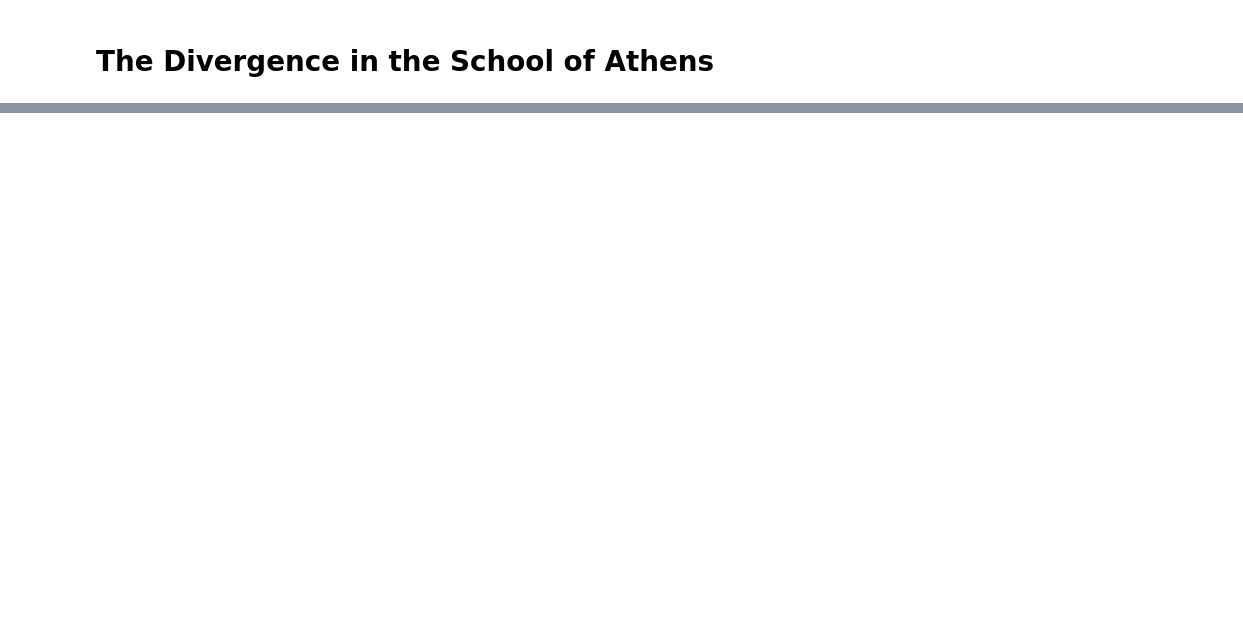
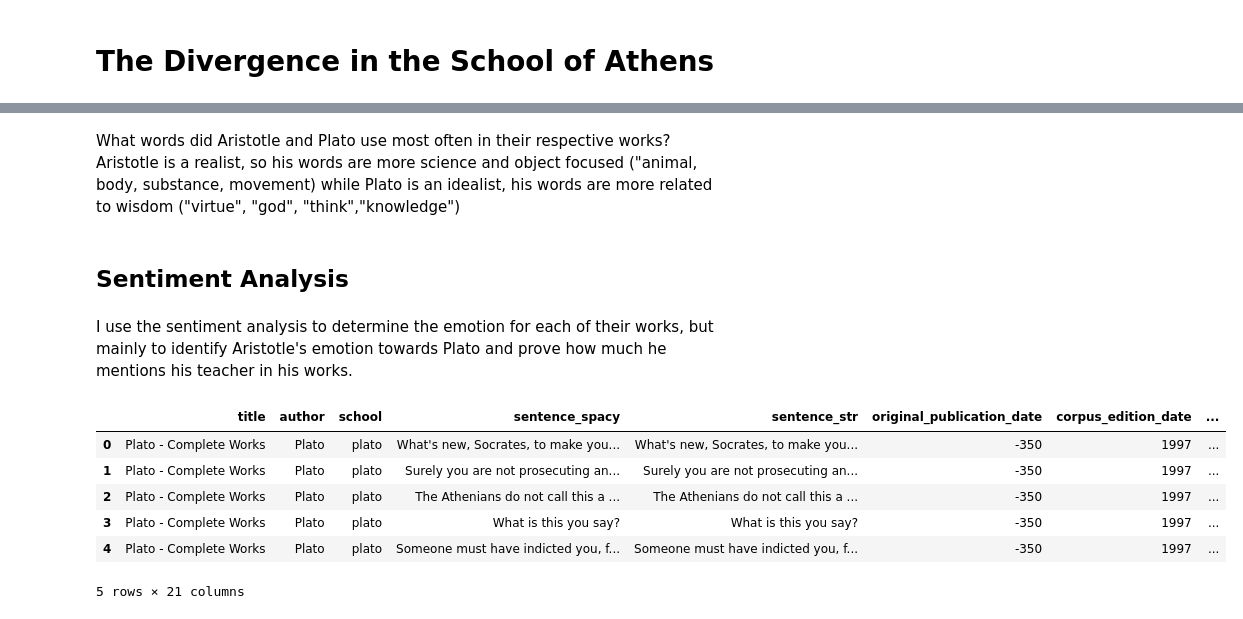
Before and after one commit to TZstatsADS/ads-spring2023-project1-denisesonia, a Jupyter notebook: doc/Denise Rahmadina_5243 Project 1.ipynb, the cells around one changed output, grey strips where cells are left out. Drawn from its saved outputs; the diff is of its cells as text; code cells hidden in the pictures; blank space fills up the shorter version.

```diff
--- a/doc/Denise Rahmadina_5243 Project 1.ipynb
+++ b/doc/Denise Rahmadina_5243 Project 1.ipynb
@@ -10,0 +85,50 @@
+# %% [markdown]
+What words did Aristotle and Plato use most often in their respective works? <br>
+Aristotle is a realist, so his words are more science and object focused ("animal, body, substance, movement) while Plato is an idealist, his words are more related to wisdom ("virtue", "god", "think","knowledge")
+# %% [markdown]
+## Sentiment Analysis
+# %% [markdown]
+I use the sentiment analysis to determine the emotion for each of their works, but mainly to identify Aristotle's emotion towards Plato and prove how much he mentions his teacher in his works.
+# %%
+#Define data back to df for functionality and reproduceability
+df = data_filtered
+#NRCLex will measure emotional affect from a body of text
+import time
+start_time = time.time()
+senti_list = []
+for i in range(len(df.sentence_lowered)):
+    senti_list.append(NRCLex(df.sentence_lowered[i]))
+# %%
+#Detailing of emotions generated by NRClex
+senti_detail = [senti_list[i].affect_frequencies for i in range(len(senti_list))]
+fear = [senti_detail[i]["fear"] for i in range(len(senti_detail))]
+anger = [senti_detail[i]["anger"] for i in range(len(senti_detail))]
+anticip = [senti_detail[i]["anticip"] for i in range(len(senti_detail))]
+trust = [senti_detail[i]["trust"] for i in range(len(senti_detail))]
+surprise = [senti_detail[i]["surprise"] for i in range(len(senti_detail))]
+positive = [senti_detail[i]["positive"] for i in range(len(senti_detail))]
+negative = [senti_detail[i]["negative"] for i in range(len(senti_detail))]
+sadness = [senti_detail[i]["sadness"] for i in range(len(senti_detail))]
+disgust = [senti_detail[i]["disgust"] for i in range(len(senti_detail))]
+joy = [senti_detail[i]["joy"] for i in range(len(senti_detail))]
+# %%
+df["fear"] = fear
+df["anger"] = anger
+df["anticip"] = anticip
+df["trust"] = trust
+df["surprise"] = surprise
+df["positive"] = positive
+df["negative"] = negative
+df["sadness"] = sadness
+df["disgust"] = disgust
+df["joy"] = joy
+# %%
+df.head(5)
+# %% [output]
+|  | title | author | school | sentence_spacy | sentence_str | original_publication_date | corpus_edition_date | ... |
+| 0 | Plato - Complete Works | Plato | plato | What's new, Socrates, to make you... | What's new, Socrates, to make you... | -350 | 1997 | ... |
+| 1 | Plato - Complete Works | Plato | plato | Surely you are not prosecuting an... | Surely you are not prosecuting an... | -350 | 1997 | ... |
+| 2 | Plato - Complete Works | Plato | plato | The Athenians do not call this a ... | The Athenians do not call this a ... | -350 | 1997 | ... |
+| 3 | Plato - Complete Works | Plato | plato | What is this you say? | What is this you say? | -350 | 1997 | ... |
+| 4 | Plato - Complete Works | Plato | plato | Someone must have indicted you, f... | Someone must have indicted you, f... | -350 | 1997 | ... |
+5 rows × 21 columns
```
Also changed, not shown: parts of 15 cells of this notebook, 1 other file.
